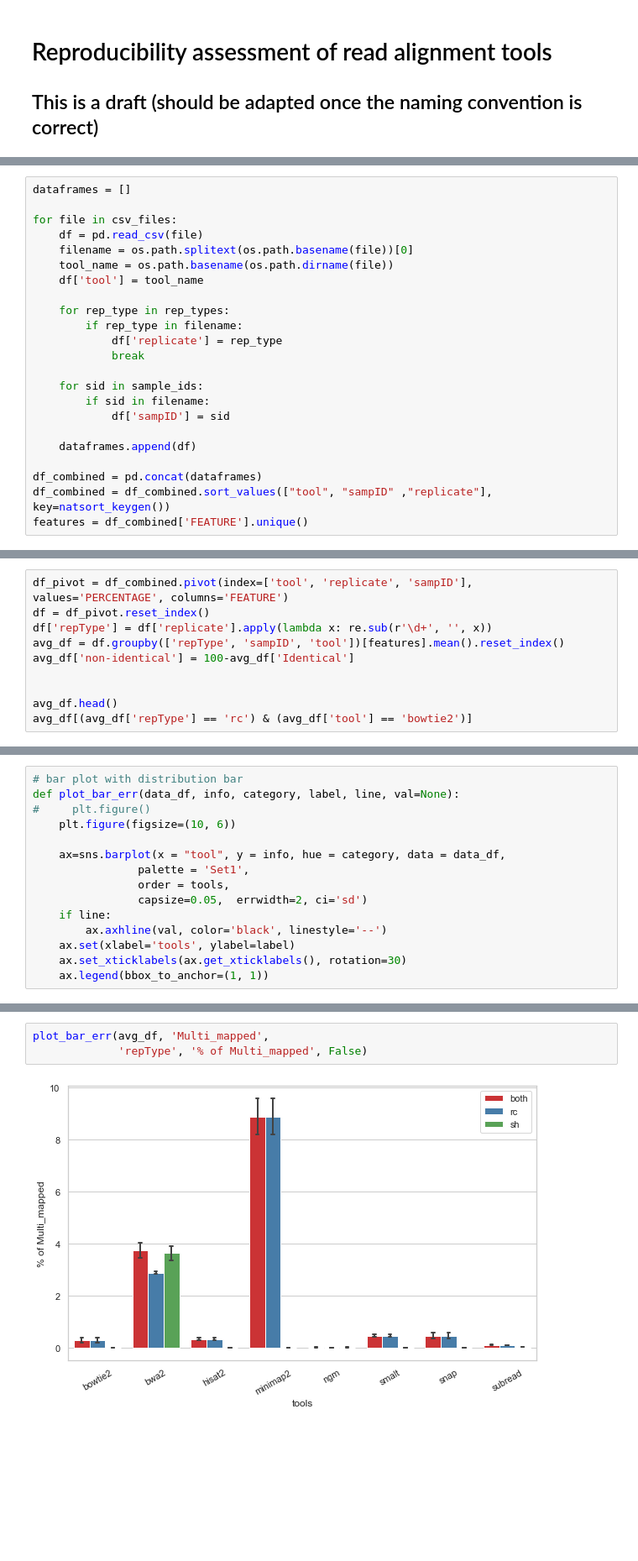
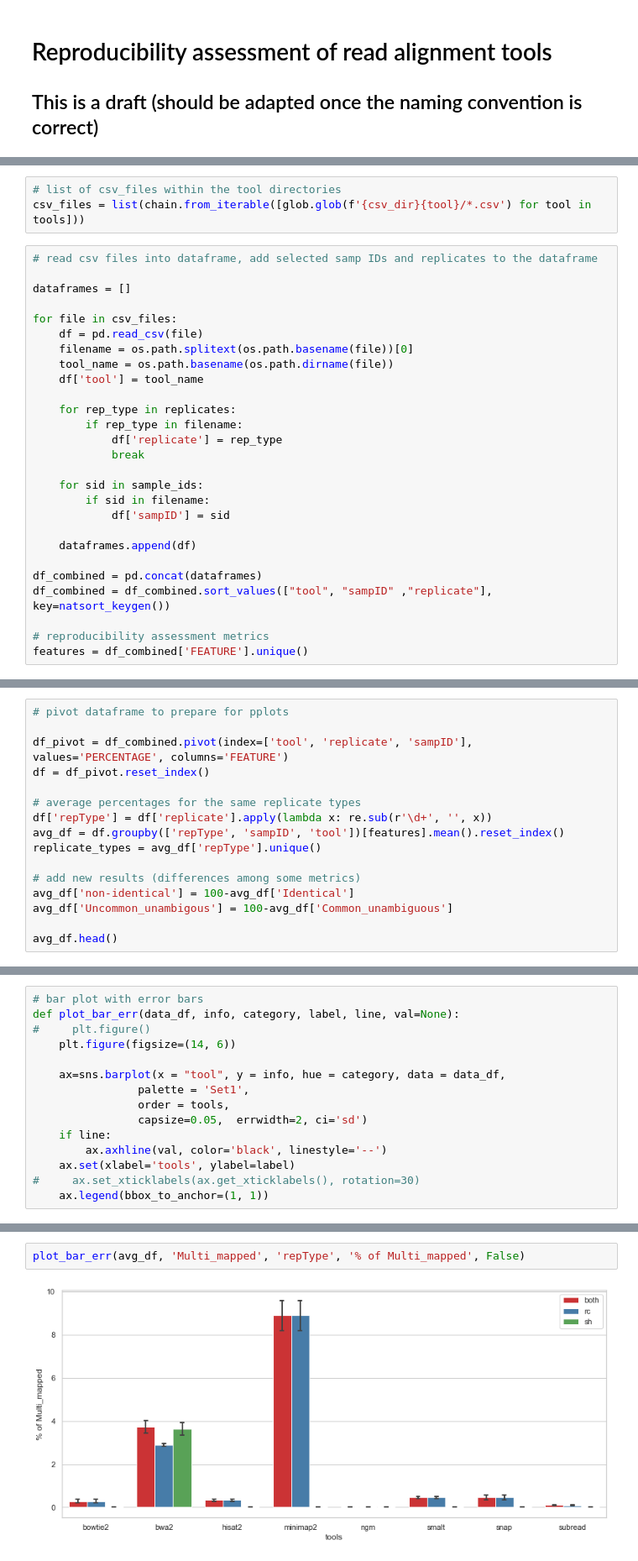
Before and after one commit to cbg-ethz/GenoRepro, a Jupyter notebook: notebooks/reproducibility_assessment.ipynb, the cells around one changed output, grey strips where cells are left out. Shown at 84% size. Drawn from its saved outputs; the diff is of its cells as text; blank space fills up the shorter version.

Commit message:
notebook updated with more plots

```diff
--- a/notebooks/reproducibility_assessment.ipynb
+++ b/notebooks/reproducibility_assessment.ipynb
@@ -32,4 +44,9 @@ csv_files = glob.glob(f'{working_directory}'+"/*/"+"/*.csv")
+# %%
+# list of csv_files within the tool directories
+csv_files = list(chain.from_iterable([glob.glob(f'{csv_dir}{tool}/*.csv') for tool in tools]))
 # %%
+# read csv files into dataframe, add selected samp IDs and replicates to the dataframe
+
 dataframes = []
 
 for file in csv_files:
@@ -38,7 +55,7 @@ for file in csv_files:
     tool_name = os.path.basename(os.path.dirname(file))
     df['tool'] = tool_name
 
-    for rep_type in rep_types:
+    for rep_type in replicates:
         if rep_type in filename:
             df['replicate'] = rep_type
             break
@@ -51,4 +68,6 @@ for file in csv_files:
 
 df_combined = pd.concat(dataframes)
 df_combined = df_combined.sort_values(["tool", "sampID" ,"replicate"], key=natsort_keygen())
+
+# reproducibility assessment metrics
 features = df_combined['FEATURE'].unique()
@@ -67,12 +74,18 @@ df_combined[(df_combined['FEATURE'] == 'Identical') & (df_combined['tool'] == 'b
 # %%
+# pivot dataframe to prepare for pplots
+
 df_pivot = df_combined.pivot(index=['tool', 'replicate', 'sampID'], values='PERCENTAGE', columns='FEATURE')
 df = df_pivot.reset_index()
+
+# average percentages for the same replicate types
 df['repType'] = df['replicate'].apply(lambda x: re.sub(r'\d+', '', x))
 avg_df = df.groupby(['repType', 'sampID', 'tool'])[features].mean().reset_index()
+replicate_types = avg_df['repType'].unique()
+
+# add new results (differences among some metrics)
 avg_df['non-identical'] = 100-avg_df['Identical']
-
+avg_df['Uncommon_unambigous'] = 100-avg_df['Common_unambiguous']
 
 avg_df.head()
-avg_df[(avg_df['repType'] == 'rc') & (avg_df['tool'] == 'bowtie2')]
 # %% [output]
 | FEATURE | repType | sampID | tool | Total_reads | Mapped_reads | Unambigous_type1 | Unambigous_type2 | ... |
@@ -87,8 +100,8 @@ avg_df[(avg_df['repType'] == 'rc') & (avg_df['tool'] == 'bowtie2')]
 # %%
-# bar plot with distribution bar
+# bar plot with error bars
 def plot_bar_err(data_df, info, category, label, line, val=None):
 #     plt.figure()
-    plt.figure(figsize=(10, 6))
+    plt.figure(figsize=(14, 6))
 
     ax=sns.barplot(x = "tool", y = info, hue = category, data = data_df,
                 palette = 'Set1',
@@ -97,6 +110,6 @@ def plot_bar_err(data_df, info, category, label, line, val=None):
     if line:
         ax.axhline(val, color='black', linestyle='--')
     ax.set(xlabel='tools', ylabel=label)
-    ax.set_xticklabels(ax.get_xticklabels(), rotation=30)
+#     ax.set_xticklabels(ax.get_xticklabels(), rotation=30)
     ax.legend(bbox_to_anchor=(1, 1))
 # %%
@@ -138,6 +163,5 @@ plot_bar_err(avg_df, 'Consistent_global_inconsistent_local',
 # %%
-plot_bar_err(avg_df, 'Multi_mapped',
-             'repType', '% of Multi_mapped', False)
+plot_bar_err(avg_df, 'Multi_mapped', 'repType', '% of Multi_mapped', False)
 # %% [output]
-[figure, old version]
+[figure, new version]
 # %%
```
Also changed, not shown: parts of 34 cells of this notebook.
